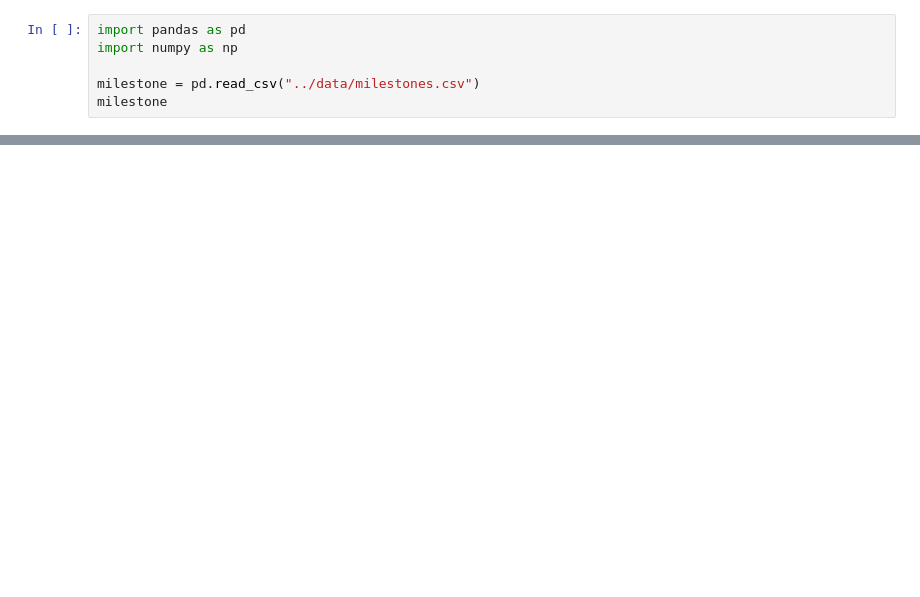
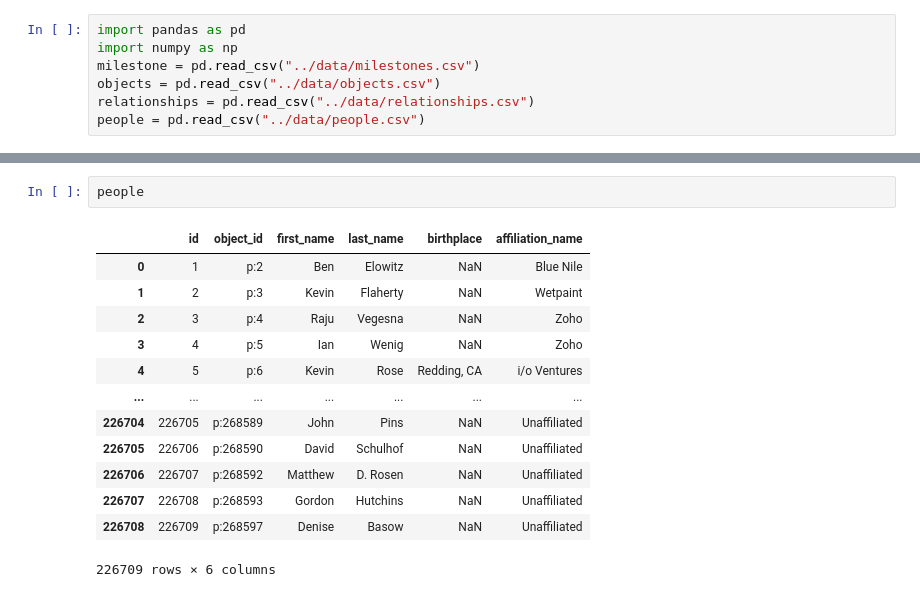
Before and after one commit to chenyangzhu/cz2641-applied-causality, a Jupyter notebook: src/codes/synthetic control.ipynb, the cells around one changed output, grey strips where cells are left out. Saved outputs shown, nothing was run; the diff lists cells and outputs as text; blank space fills up the shorter version.

```diff
--- a/src/codes/synthetic control.ipynb
+++ b/src/codes/synthetic control.ipynb
@@ -1,6 +3,7 @@
 # %%
 import pandas as pd
 import numpy as np
-
 milestone = pd.read_csv("../data/milestones.csv")
-milestone
+objects = pd.read_csv("../data/objects.csv")
+relationships = pd.read_csv("../data/relationships.csv")
+people = pd.read_csv("../data/people.csv")
@@ -20,0 +109,16 @@ milestone
+# %%
+people
+# %% [output]
+|  | id | object_id | first_name | last_name | birthplace | affiliation_name |
+| 0 | 1 | p:2 | Ben | Elowitz | NaN | Blue Nile |
+| 1 | 2 | p:3 | Kevin | Flaherty | NaN | Wetpaint |
+| 2 | 3 | p:4 | Raju | Vegesna | NaN | Zoho |
+| 3 | 4 | p:5 | Ian | Wenig | NaN | Zoho |
+| 4 | 5 | p:6 | Kevin | Rose | Redding, CA | i/o Ventures |
+| ... | ... | ... | ... | ... | ... | ... |
+| 226704 | 226705 | p:268589 | John | Pins | NaN | Unaffiliated |
+| 226705 | 226706 | p:268590 | David | Schulhof | NaN | Unaffiliated |
+| 226706 | 226707 | p:268592 | Matthew | D. Rosen | NaN | Unaffiliated |
+| 226707 | 226708 | p:268593 | Gordon | Hutchins | NaN | Unaffiliated |
+| 226708 | 226709 | p:268597 | Denise | Basow | NaN | Unaffiliated |
+226709 rows × 6 columns
```
Also changed, not shown: parts of 15 cells of this notebook, 3 other files.
